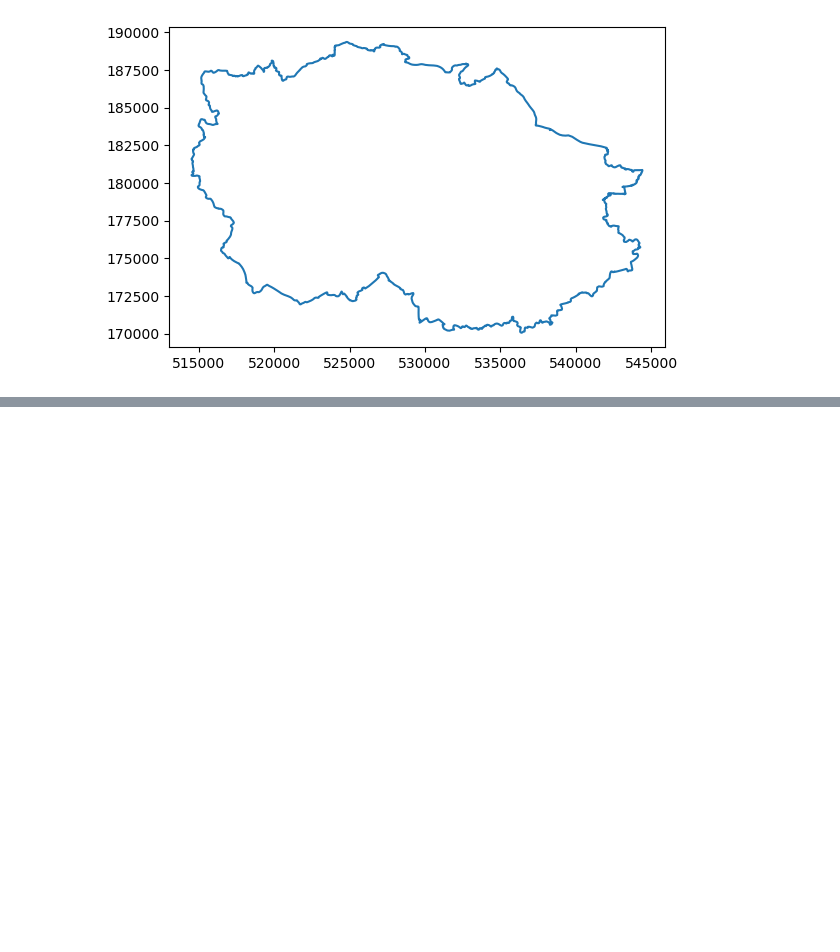
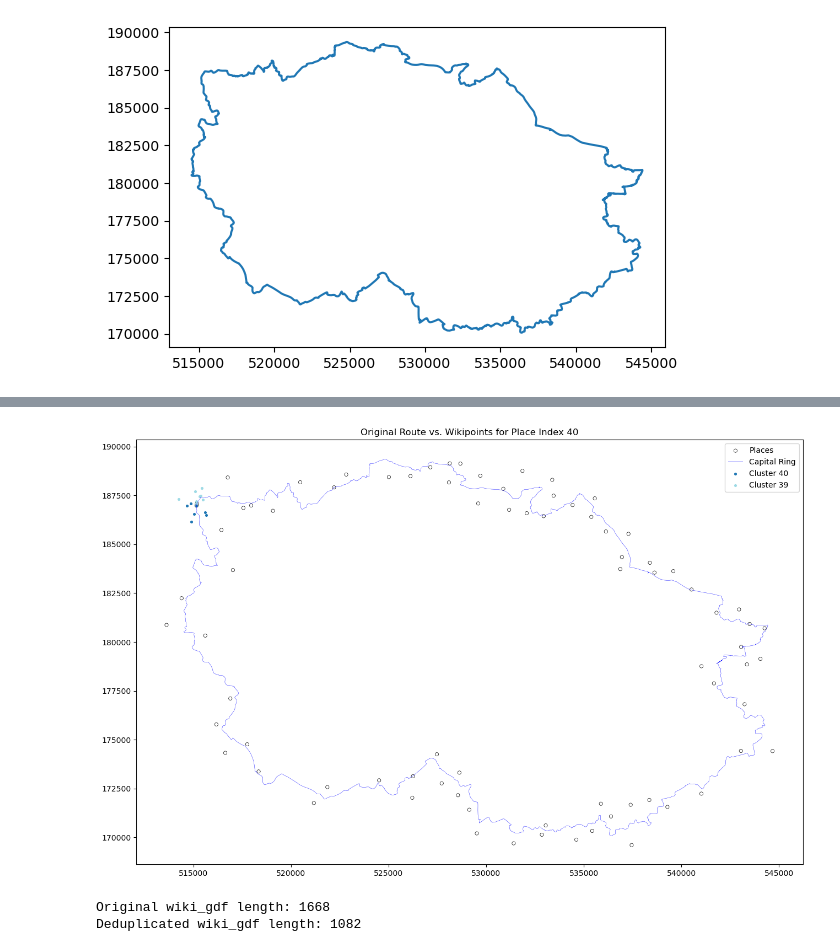
Before and after one commit to a-saveleva/casa0003_ind_work, a Jupyter notebook: indwork_data_load.ipynb, the cells around one changed output, grey strips where cells are left out. Cells and saved outputs as stored; diff of their text form; code cells hidden in the pictures; blank space fills up the shorter version.

Commit message:
finished at defining clusters, and had a go at loading the categories

```diff
--- a/indwork_data_load.ipynb
+++ b/indwork_data_load.ipynb
@@ -253,5 +253,0 @@ See: https://matplotlib.org/stable/tutorials/intermediate/legend_guide.html#impl
-# %%
-#i am removing duplicates first
-print(len(wiki_gdf))
-wiki_gdf = wiki_gdf.drop_duplicates(subset=['geometry'], keep='first')
-print(len(wiki_gdf))
@@ -315,0 +280,11 @@ plt.show()
+# %%
+from scipy.spatial import Voronoi, KDTree
+
+place_coords = np.array([[p.x, p.y] for p in places_gdf.geometry])
+wiki_coords = np.array([[p.x, p.y] for p in wiki_gdf.geometry])
+
+# Assign each wikipoint to the nearest place using a KDTree
+tree = KDTree(place_coords)
+_, nearest_place = tree.query(wiki_coords)
+
+wiki_gdf["cluster"] = nearest_place  # Assign cluster based on nearest place index
@@ -315,0 +323,64 @@ plt.show()
+# %%
+#________________________________________________________________________________________________________________
+#Testing the clusters
+#________________________________________________________________________________________________________________
+
+# Initialize the plot
+fig, ax = plt.subplots(figsize=(20, 10))
+
+# Plot places_gdf points
+places_gdf.plot(ax=ax, edgecolor='black', facecolor='none', linewidth=0.5, markersize=20, label="Places")
+
+# Plot the Capital Ring Line
+capital_ring_line.plot(ax=ax, color='blue', linewidth=0.3, label="Capital Ring")
+
+# Set a random place_index
+random_state = random.randint(0, 79)
+
+# Get the matching rows for the selected place_index
+matching_wiki_points = wiki_gdf[wiki_gdf['place_index'] == random_state]
+
+# Generate a color map based on the unique clusters of these points
+unique_clusters = matching_wiki_points['cluster'].unique()
+colormap = plt.get_cmap('tab20', len(unique_clusters))  # Generate distinct colors for each cluster
+
+# Plot the matching wikipoints
+for cluster in unique_clusters:
+    # Get the cluster points
+    cluster_points = matching_wiki_points[matching_wiki_points['cluster'] == cluster]
+
+    # Set color based on cluster or black for outliers
+    if cluster != -1:  # Non-outliers
+        cluster_color = colormap(unique_clusters.tolist().index(cluster))
+        cluster_points.plot(ax=ax, color=cluster_color, markersize=7, label=f"Cluster {cluster}")
+    else:  # Outliers
+        cluster_points.plot(ax=ax, color='black', markersize=1, label="Outliers")
+
+# Highlight all matching wikipoints for the selected place_index
+#matching_wiki_points.plot(ax=ax, color='red', markersize=5, label="Wikipoints")
+
+# Final adjustments and plot settings
+ax.set_aspect('equal')
+plt.legend()
+plt.title(f"Original Route vs. Wikipoints for Place Index {random_state}")
+plt.show()
+# %% [output]
+[figure, added]
+# %%
+#________________________________________________________________________________________________________________
+#For each cluster, we remove overlapping points
+#________________________________________________________________________________________________________________
+
+print("Original wiki_gdf length:", len(wiki_gdf))
+deduped_rows = []
+
+for cluster, group in wiki_gdf.groupby("cluster"):
+    # Drop duplicates within group
+    group_deduped = group.drop_duplicates(subset=['geometry'], keep='first')
+    deduped_rows.append(group_deduped)
+
+wiki_gdf_dedupped = gpd.GeoDataFrame(pd.concat(deduped_rows, ignore_index=True))
+print("Deduplicated wiki_gdf length:", len(wiki_gdf_dedupped))
+# %% [output]
+Original wiki_gdf length: 1668
+Deduplicated wiki_gdf length: 1082
```
Also changed, not shown: parts of 34 cells of this notebook.
